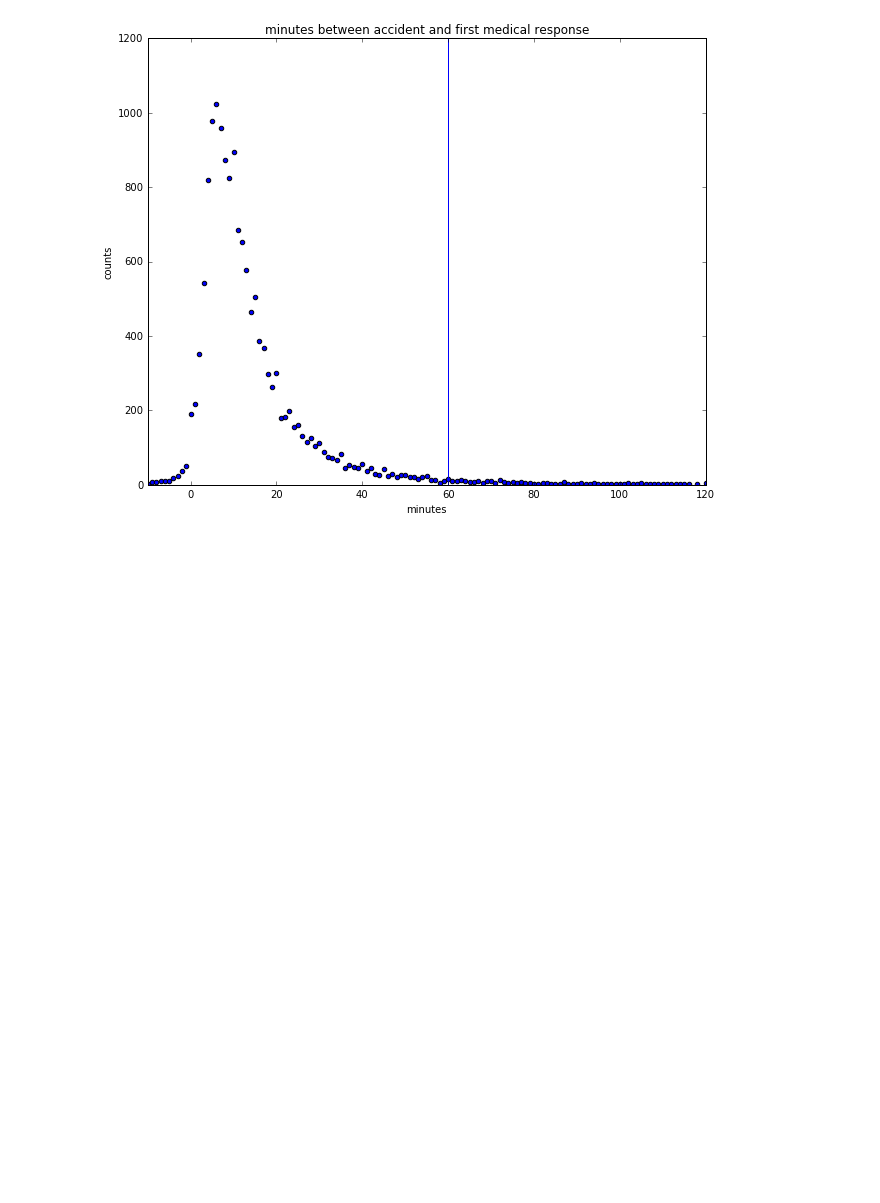
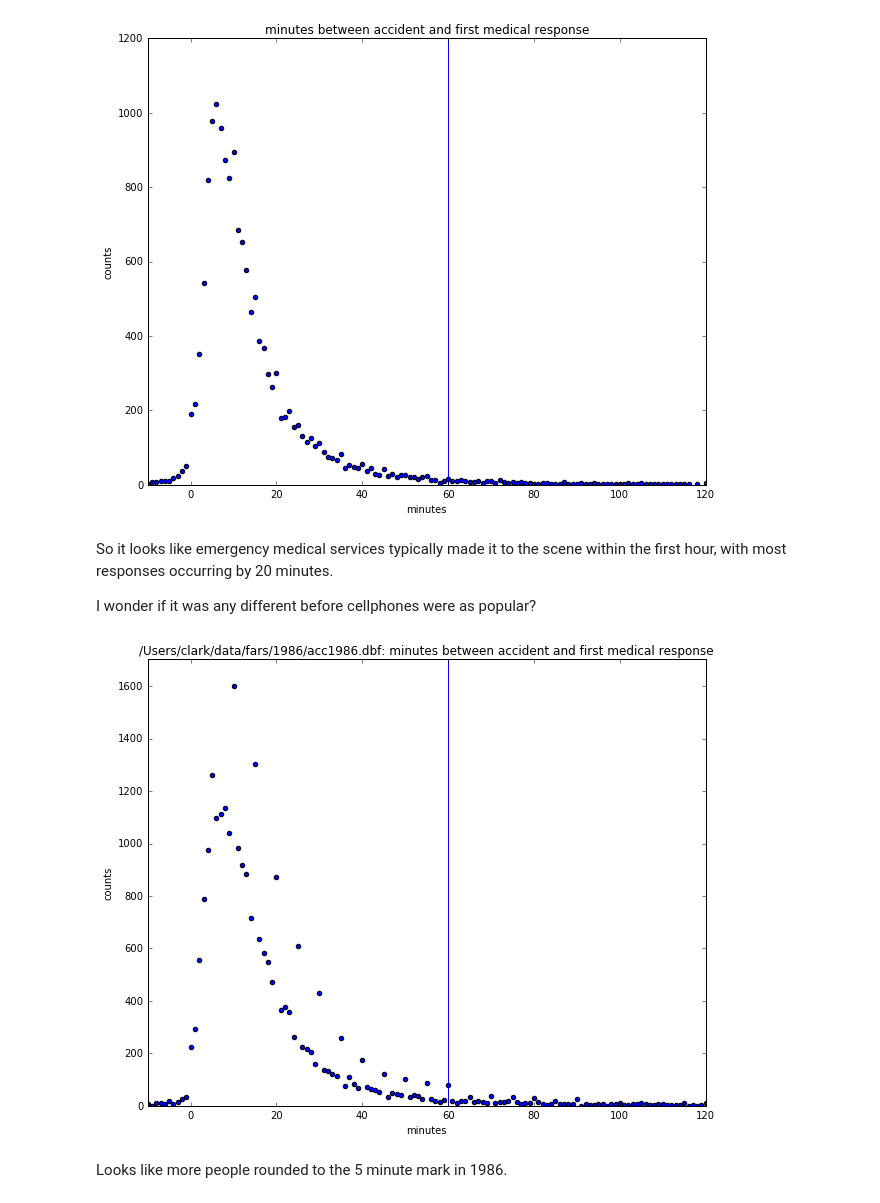
Before and after one commit to clarkfitzg/python_april_2017, a Jupyter notebook: fars.ipynb, the cells around one changed output. Saved outputs shown, nothing was run; the diff lists cells and outputs as text; code cells hidden in the pictures; blank space fills up the shorter version.

Commit message:
plot 1986

```diff
--- a/fars.ipynb
+++ b/fars.ipynb
@@ -317,5 +306,36 @@ plt.plot((60, 60), plt.ylim())
 # %% [output]
 [<matplotlib.lines.Line2D at 0x...>]
 [figure]
+# %% [markdown]
+So it looks like emergency medical services typically made it to the scene within the first hour, with most responses occurring by 20 minutes.
+
+I wonder if it was any different before cellphones were as popular?
+# %%
+def plot_response_time(fname = DATADIR + "2011/accident.dbf"):
+    """
+    Take the code we wrote interactively above and generalize it into a function.
+    """
+    responses = fars.all_responses(fname)
+    counted = Counter(responses)
+    del counted[-math.inf]
+
+    minutes = list(counted.keys())
+    counts = list(counted.values())
+
+    plt.scatter(minutes, counts)
+    plt.title(fname + ": minutes between accident and first medical response")
+    plt.xlim((-10, 120))
+    plt.ylim((0, max(counts) + 100))
+    plt.xlabel("minutes")
+    plt.ylabel("counts")
+
+    # The golden hour
+    plt.plot((60, 60), plt.ylim())
+# %%
+plot_response_time(DATADIR + "1986/acc1986.dbf")
+# %% [output]
+[figure, added]
+# %% [markdown]
+Looks like more people rounded to the 5 minute mark in 1986.
 # %% [markdown]
 ## Exercise 3
```
Also changed, not shown: parts of 4 cells of this notebook, 1 other file.
